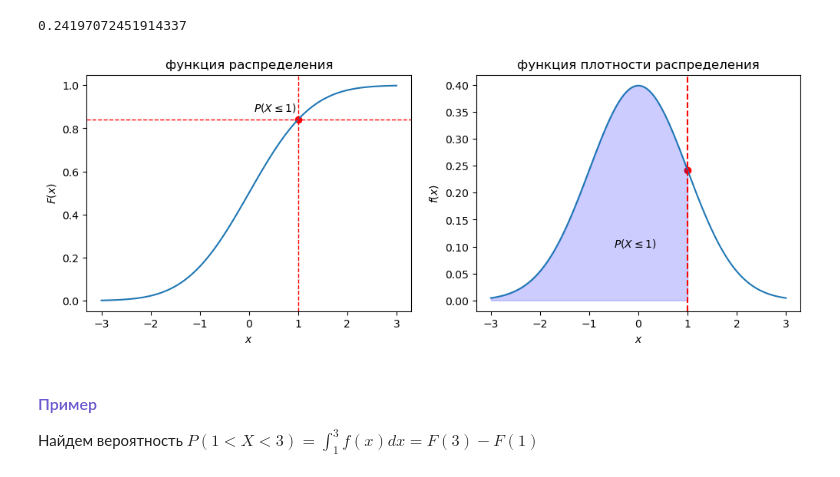
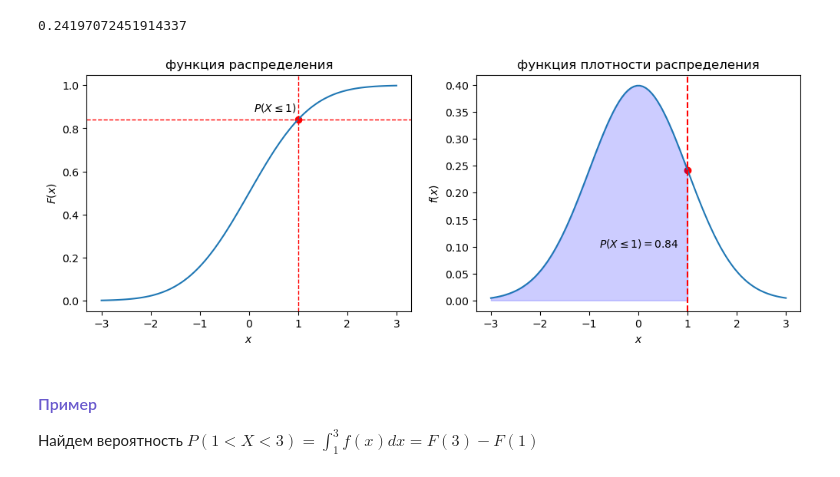
Before and after one commit to TanXmas/ProbabilityTheory_and_Statistics, a Jupyter notebook: PT_03_Continuous random variable.ipynb, the cells around one changed output. Saved outputs shown, nothing was run; the diff lists cells and outputs as text; code cells hidden in the pictures.

```diff
--- a/PT_03_Continuous random variable.ipynb
+++ b/PT_03_Continuous random variable.ipynb
@@ -269,52 +269,53 @@ F(\beta) - F(\alpha) =
 Узнаем значение функции распределения в точке 1. \
 $F(1) = P(X \leq 1) = \displaystyle \int_{-\infty}^{1}{f(x)dx}$. \
 На графике плотности распределения это выглядит как площадь до точки $x=1$, то есть вероятность того, что $X \leq 1$.
+# %%
+Mx, sigma =0, 1
+rv = stats.norm(loc=Mx, scale=sigma)
 # %%
 t = 1
 # F(1) =
-Ft = norm0.cdf(t)
+Ft = rv.cdf(t)
 Ft
 # %% [output]
 0.8413447460685429
 # %%
 # f(1) =
-ft = norm0.pdf(t)
+ft = rv.pdf(t)
 ft
 # %% [output]
 0.24197072451914337
 # %%
 plt.figure(figsize = [6*2, 4])
+
 x = np.linspace(-3, 3, 100)
-
-cdf = norm0.cdf(x)
+cdf = rv.cdf(x)
+pdf = rv.pdf(x)
 
 plt.subplot(1, 2, 1)
 plt.plot(x, cdf)
 plt.scatter([t], [Ft], color="red");
 plt.text(t-0.9, Ft+0.04, f'$P(X \leq {t})$')
 plt.axvline(t, color='red', linestyle="--", lw=1);
 plt.axhline(Ft, color='red', linestyle="--", lw=1);
 
 plt.ylabel('$F(x)$')
 plt.xlabel('$x$')
 plt.title('функция распределения')
 
-
-pdf = norm0.pdf(x)
-
 plt.subplot(1, 2, 2)
 plt.plot(x, pdf)
 plt.scatter([t], [ft], color="red");
 plt.axvline(t, color='red', linestyle="--", lw=1.5);
 xt = np.linspace(-3, t, 100)
-yt = norm0.pdf(xt)
+yt = rv.pdf(xt)
 plt.fill_between(xt, 0, yt, color='blue', alpha=0.2)
-plt.text(-0.5, 0.1, f'$P(X \leq {t})$')
+plt.text(-0.8, 0.1, f'$P(X \leq {t}) = {Ft:.2f}$')
 plt.ylabel('$f(x)$')
 plt.xlabel('$x$')
 plt.title('функция плотности распределения');
 # %% [output]
-[figure, old version]
+[figure, new version]
 # %% [markdown]
 ##### <font color = SlateBlue size = 3> Пример </font>
 
```
Also changed, not shown: parts of 4 cells of this notebook.
